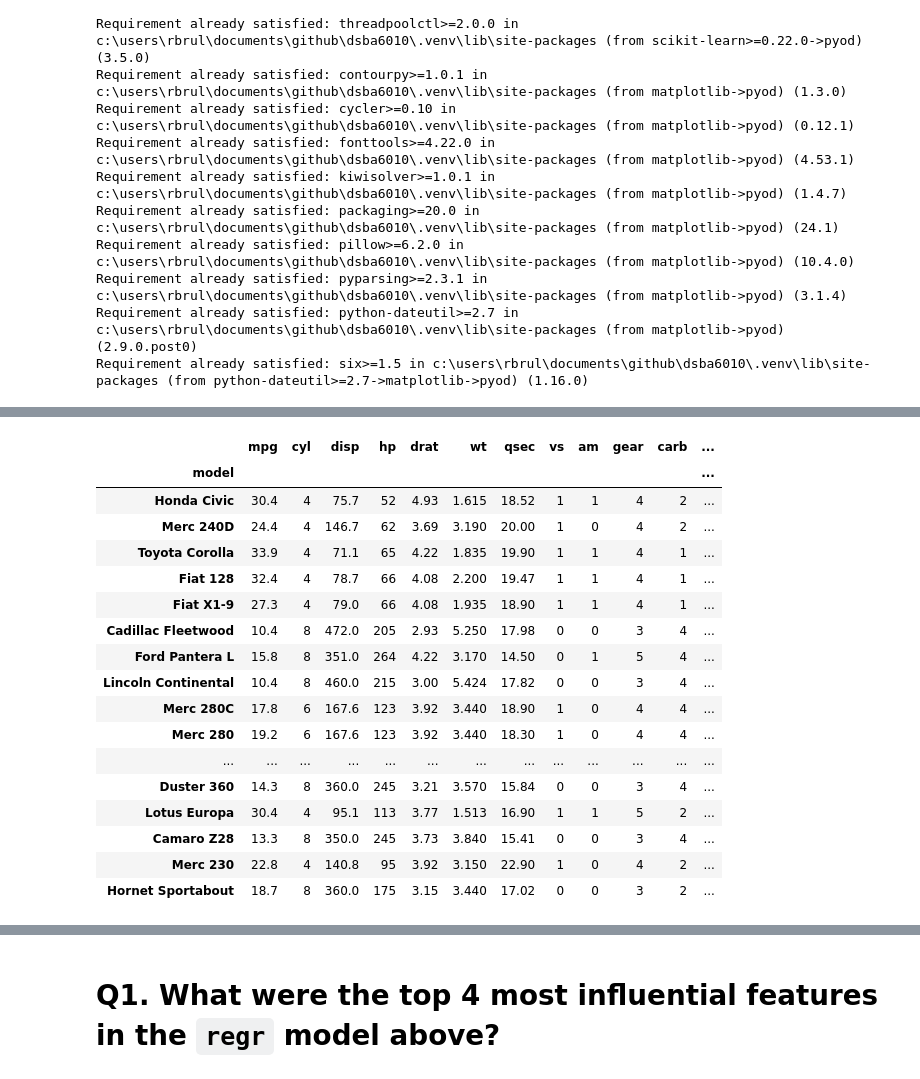
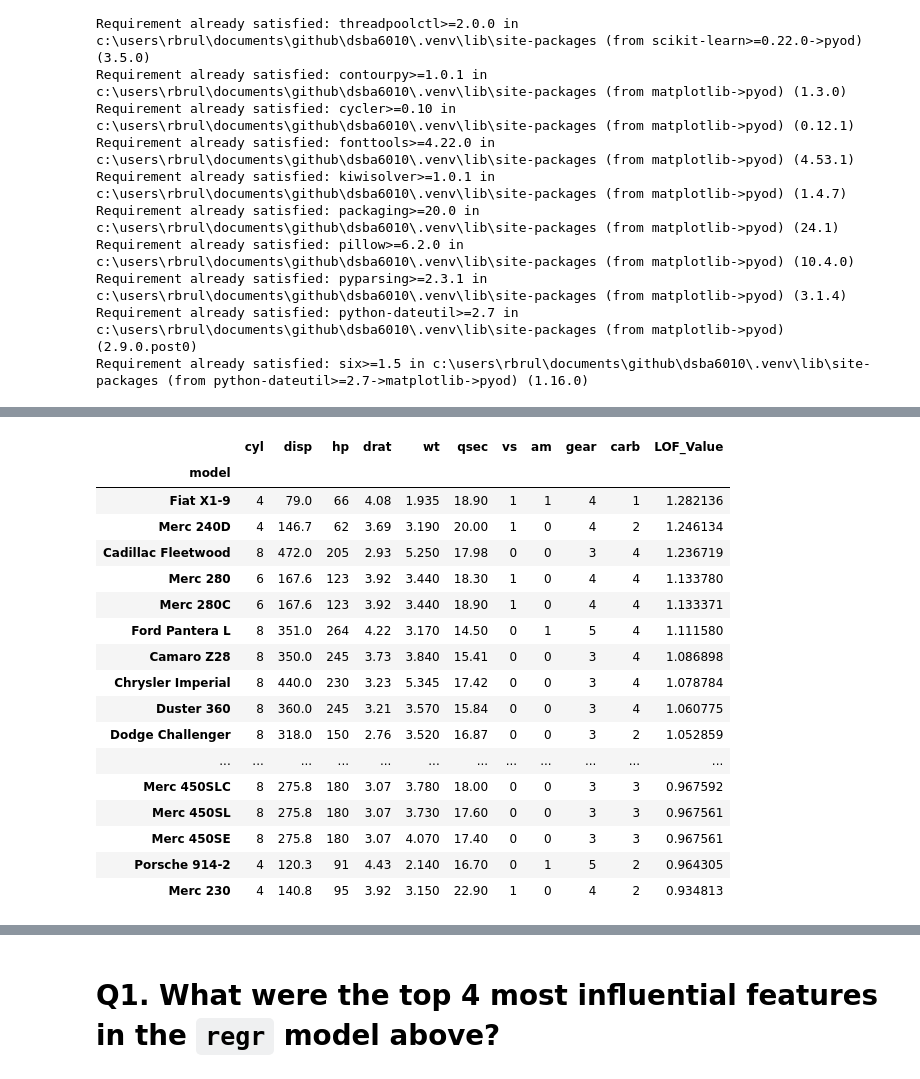
Before and after one commit to EviIius/DSBA6010, a Jupyter notebook: HW1/hw1_outlier_detection_Jake.ipynb, the cells around one changed output, grey strips where cells are left out. Saved outputs shown, nothing was run; the diff lists cells and outputs as text; code cells hidden in the pictures.

```diff
--- a/HW1/hw1_outlier_detection_Jake.ipynb
+++ b/HW1/hw1_outlier_detection_Jake.ipynb
@@ -534,25 +514,24 @@ df4_sorted
-# %%
-# # Eliminate rows with LOF score > 1.3
-df4 = df4[df4['LOF_Value'] <= 1.3]
-df4 = df4.sort_values(by='LOF_Value', ascending=False)
-df4
-# %% [output]
-|  | mpg | cyl | disp | hp | drat | wt | qsec | vs | am | gear | carb | ... |
-| model |  |  |  |  |  |  |  |  |  |  |  | ... |
-| Honda Civic | 30.4 | 4 | 75.7 | 52 | 4.93 | 1.615 | 18.52 | 1 | 1 | 4 | 2 | ... |
-| Merc 240D | 24.4 | 4 | 146.7 | 62 | 3.69 | 3.190 | 20.00 | 1 | 0 | 4 | 2 | ... |
-| Toyota Corolla | 33.9 | 4 | 71.1 | 65 | 4.22 | 1.835 | 19.90 | 1 | 1 | 4 | 1 | ... |
-| Fiat 128 | 32.4 | 4 | 78.7 | 66 | 4.08 | 2.200 | 19.47 | 1 | 1 | 4 | 1 | ... |
-| Fiat X1-9 | 27.3 | 4 | 79.0 | 66 | 4.08 | 1.935 | 18.90 | 1 | 1 | 4 | 1 | ... |
-| Cadillac Fleetwood | 10.4 | 8 | 472.0 | 205 | 2.93 | 5.250 | 17.98 | 0 | 0 | 3 | 4 | ... |
-| Ford Pantera L | 15.8 | 8 | 351.0 | 264 | 4.22 | 3.170 | 14.50 | 0 | 1 | 5 | 4 | ... |
-| Lincoln Continental | 10.4 | 8 | 460.0 | 215 | 3.00 | 5.424 | 17.82 | 0 | 0 | 3 | 4 | ... |
-| Merc 280C | 17.8 | 6 | 167.6 | 123 | 3.92 | 3.440 | 18.90 | 1 | 0 | 4 | 4 | ... |
-| Merc 280 | 19.2 | 6 | 167.6 | 123 | 3.92 | 3.440 | 18.30 | 1 | 0 | 4 | 4 | ... |
-| ... | ... | ... | ... | ... | ... | ... | ... | ... | ... | ... | ... | ... |
-| Duster 360 | 14.3 | 8 | 360.0 | 245 | 3.21 | 3.570 | 15.84 | 0 | 0 | 3 | 4 | ... |
-| Lotus Europa | 30.4 | 4 | 95.1 | 113 | 3.77 | 1.513 | 16.90 | 1 | 1 | 5 | 2 | ... |
-| Camaro Z28 | 13.3 | 8 | 350.0 | 245 | 3.73 | 3.840 | 15.41 | 0 | 0 | 3 | 4 | ... |
-| Merc 230 | 22.8 | 4 | 140.8 | 95 | 3.92 | 3.150 | 22.90 | 1 | 0 | 4 | 2 | ... |
-| Hornet Sportabout | 18.7 | 8 | 360.0 | 175 | 3.15 | 3.440 | 17.02 | 0 | 0 | 3 | 2 | ... |
+# %%
+X_train_lof = X_train[X_train['LOF_Value'] <= 1.3]
+y_train_lof = y_train[X_train['LOF_Value'] <= 1.3]
+X_train_lof.sort_values('LOF_Value', ascending=False)
+# %% [output]
+|  | cyl | disp | hp | drat | wt | qsec | vs | am | gear | carb | LOF_Value |
+| model |  |  |  |  |  |  |  |  |  |  |  |
+| Fiat X1-9 | 4 | 79.0 | 66 | 4.08 | 1.935 | 18.90 | 1 | 1 | 4 | 1 | 1.282136 |
+| Merc 240D | 4 | 146.7 | 62 | 3.69 | 3.190 | 20.00 | 1 | 0 | 4 | 2 | 1.246134 |
+| Cadillac Fleetwood | 8 | 472.0 | 205 | 2.93 | 5.250 | 17.98 | 0 | 0 | 3 | 4 | 1.236719 |
+| Merc 280 | 6 | 167.6 | 123 | 3.92 | 3.440 | 18.30 | 1 | 0 | 4 | 4 | 1.133780 |
+| Merc 280C | 6 | 167.6 | 123 | 3.92 | 3.440 | 18.90 | 1 | 0 | 4 | 4 | 1.133371 |
+| Ford Pantera L | 8 | 351.0 | 264 | 4.22 | 3.170 | 14.50 | 0 | 1 | 5 | 4 | 1.111580 |
+| Camaro Z28 | 8 | 350.0 | 245 | 3.73 | 3.840 | 15.41 | 0 | 0 | 3 | 4 | 1.086898 |
+| Chrysler Imperial | 8 | 440.0 | 230 | 3.23 | 5.345 | 17.42 | 0 | 0 | 3 | 4 | 1.078784 |
+| Duster 360 | 8 | 360.0 | 245 | 3.21 | 3.570 | 15.84 | 0 | 0 | 3 | 4 | 1.060775 |
+| Dodge Challenger | 8 | 318.0 | 150 | 2.76 | 3.520 | 16.87 | 0 | 0 | 3 | 2 | 1.052859 |
+| ... | ... | ... | ... | ... | ... | ... | ... | ... | ... | ... | ... |
+| Merc 450SLC | 8 | 275.8 | 180 | 3.07 | 3.780 | 18.00 | 0 | 0 | 3 | 3 | 0.967592 |
+| Merc 450SL | 8 | 275.8 | 180 | 3.07 | 3.730 | 17.60 | 0 | 0 | 3 | 3 | 0.967561 |
+| Merc 450SE | 8 | 275.8 | 180 | 3.07 | 4.070 | 17.40 | 0 | 0 | 3 | 3 | 0.967561 |
+| Porsche 914-2 | 4 | 120.3 | 91 | 4.43 | 2.140 | 16.70 | 0 | 1 | 5 | 2 | 0.964305 |
+| Merc 230 | 4 | 140.8 | 95 | 3.92 | 3.150 | 22.90 | 1 | 0 | 4 | 2 | 0.934813 |
 # %%
```
Also changed, not shown: parts of 13 cells of this notebook.
